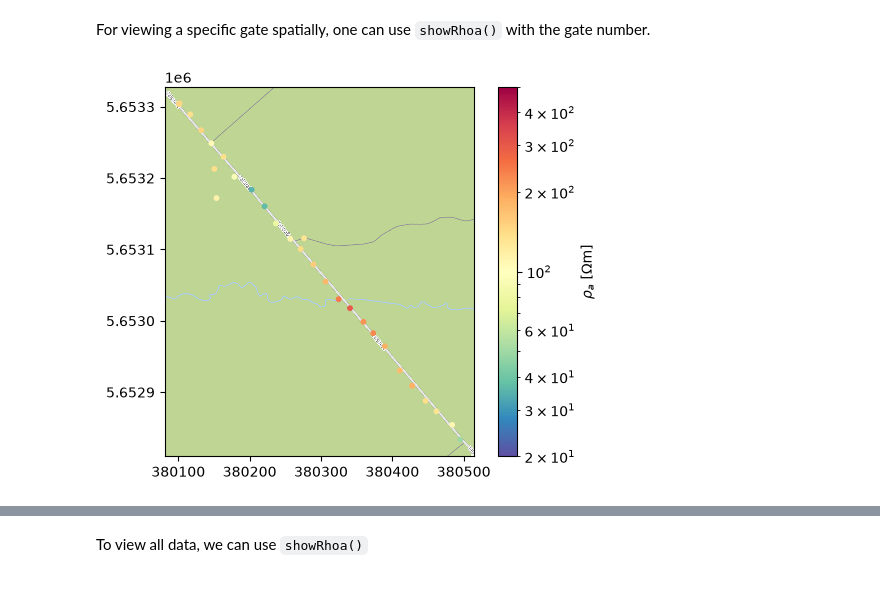
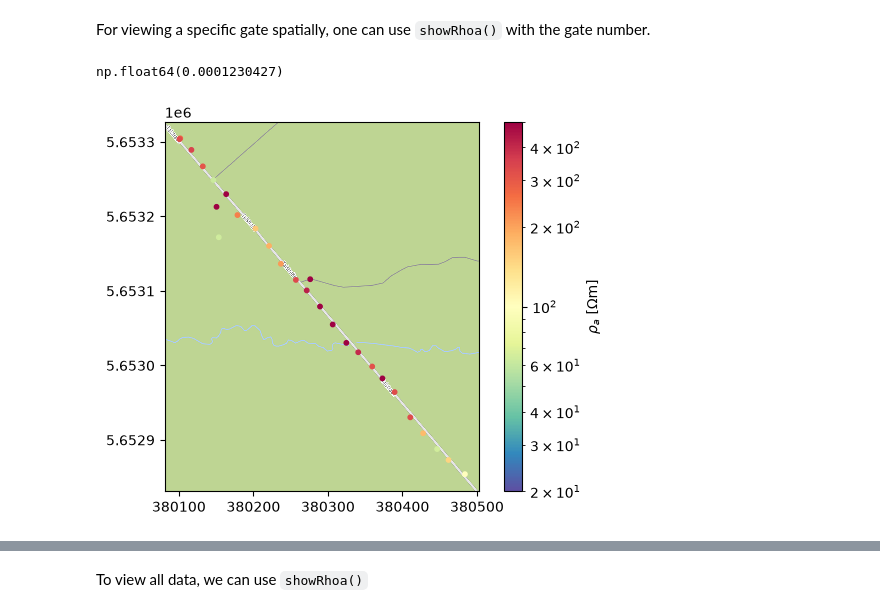
Before and after one commit to TUBAF-EM/pyTEM, a Jupyter notebook: data/Zellwald/zellwald_profiler.ipynb, the cells around one changed output, grey strips where cells are left out. Saved outputs shown, nothing was run; the diff lists cells and outputs as text; code cells hidden in the pictures.

```diff
--- a/data/Zellwald/zellwald_profiler.ipynb
+++ b/data/Zellwald/zellwald_profiler.ipynb
@@ -67,7 +63,11 @@ tem.showSounding(n=13, rhoa=True)
 # %% [markdown]
 For viewing a specific gate spatially, one can use `showRhoa()` with the gate number.
+# %%
+tem.t[15]
+# %% [output]
+np.float64(0.0001230427)
 # %%
-ax = tem.showRhoa(nt=10, cMin=20, cMax=500, orientation="vertical");
+ax = tem.showRhoa(nt=20, cMin=20, cMax=500, orientation="vertical");
 underlayBKGMap(ax, utmzone=33)
 # %% [output]
-[figure, old version]
+[figure, new version]
```
Also changed, not shown: parts of 15 cells of this notebook.
